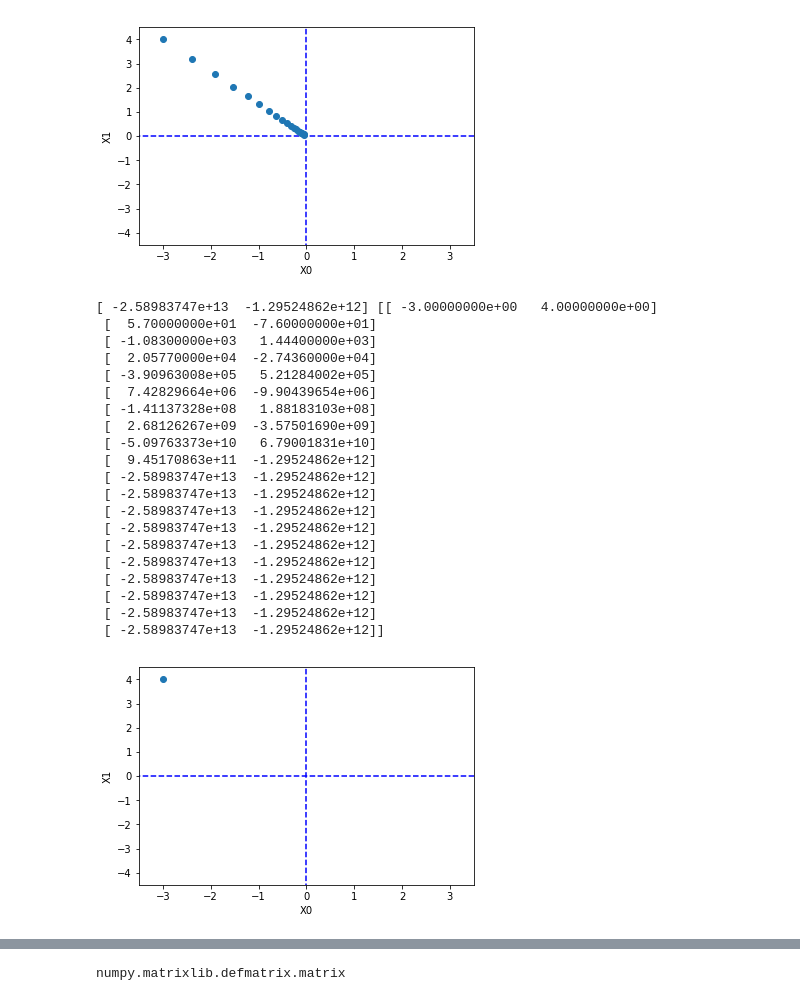
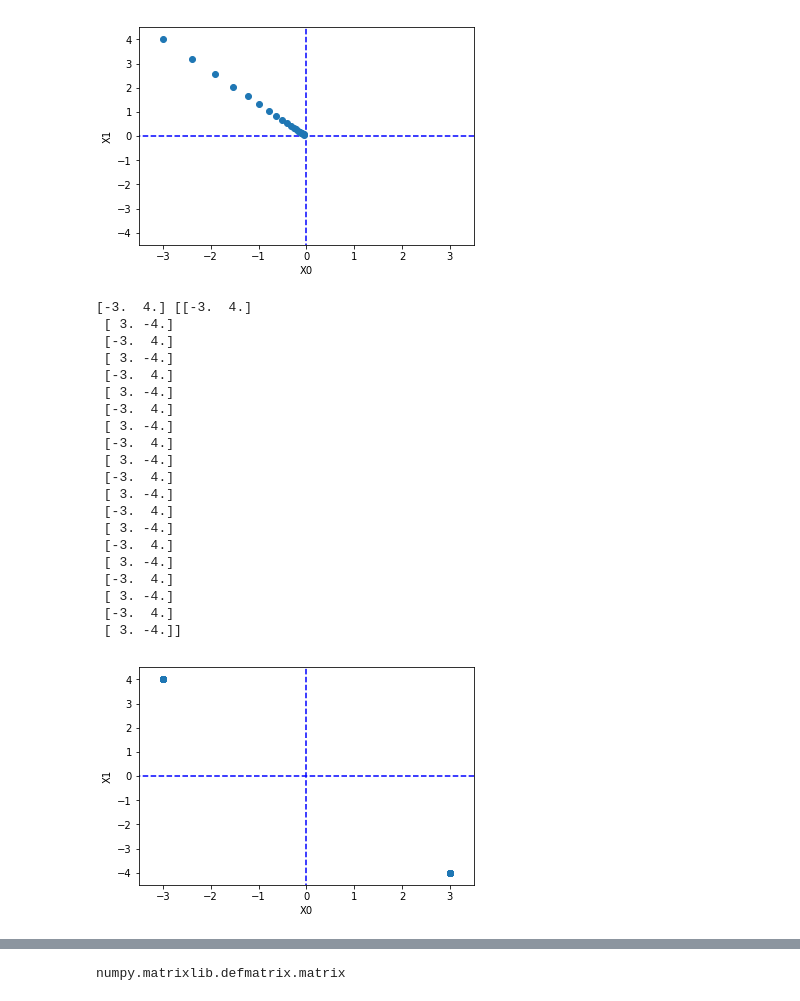
Before and after one commit to psyoblade/modulabs-deeplab-edu5, a Jupyter notebook: 04_learning_neuralnet/learning_neuralnet.ipynb, the cells around one changed output, grey strips where cells are left out. Cells and saved outputs as stored; diff of their text form; code cells hidden in the pictures.

```diff
--- a/04_learning_neuralnet/learning_neuralnet.ipynb
+++ b/04_learning_neuralnet/learning_neuralnet.ipynb
@@ -193,42 +193,42 @@ plt.show()
 # %%
 ### 학습률이 너무 큰 예: lr = 0.1 ==> 10.0 ==> 0.8 ==> 1.0
 init_x = np.array([-3.0, 4.0])
-lr = 10
+lr = 1.0
 step_num = 20
 x, x_history = gradient_descent(function_2, init_x, lr=lr, step_num=step_num)
 
 plt.plot( [-5, 5], [0,0], '--b')
 plt.plot( [0,0], [-5, 5], '--b')
 plt.plot(x_history[:,0], x_history[:,1], 'o')
 print(x, x_history)
 
 plt.xlim(-3.5, 3.5)
 plt.ylim(-4.5, 4.5)
 plt.xlabel("X0")
 plt.ylabel("X1")
 plt.show()
 # %% [output]
-[ -2.58983747e+13  -1.29524862e+12] [[ -3.00000000e+00   4.00000000e+00]
- [  5.70000000e+01  -7.60000000e+01]
- [ -1.08300000e+03   1.44400000e+03]
- [  2.05770000e+04  -2.74360000e+04]
- [ -3.90963008e+05   5.21284002e+05]
- [  7.42829664e+06  -9.90439654e+06]
- [ -1.41137328e+08   1.88183103e+08]
- [  2.68126267e+09  -3.57501690e+09]
- [ -5.09763373e+10   6.79001831e+10]
- [  9.45170863e+11  -1.29524862e+12]
- [ -2.58983747e+13  -1.29524862e+12]
- [ -2.58983747e+13  -1.29524862e+12]
- [ -2.58983747e+13  -1.29524862e+12]
- [ -2.58983747e+13  -1.29524862e+12]
- [ -2.58983747e+13  -1.29524862e+12]
- [ -2.58983747e+13  -1.29524862e+12]
- [ -2.58983747e+13  -1.29524862e+12]
- [ -2.58983747e+13  -1.29524862e+12]
- [ -2.58983747e+13  -1.29524862e+12]
- [ -2.58983747e+13  -1.29524862e+12]]
+[-3.  4.] [[-3.  4.]
+ [ 3. -4.]
+ [-3.  4.]
+ [ 3. -4.]
+ [-3.  4.]
+ [ 3. -4.]
+ [-3.  4.]
+ [ 3. -4.]
+ [-3.  4.]
+ [ 3. -4.]
+ [-3.  4.]
+ [ 3. -4.]
+ [-3.  4.]
+ [ 3. -4.]
+ [-3.  4.]
+ [ 3. -4.]
+ [-3.  4.]
+ [ 3. -4.]
+ [-3.  4.]
+ [ 3. -4.]]
-[figure, old version]
+[figure, new version]
 # %%
 ### 학습률이 너무 작은 예: lr = 0.1 ==> 1e-10 ==> 0.01
 init_x = np.array([-3.0, 4.0])
```
Also changed, not shown: parts of 3 cells of this notebook, 1 other file.
